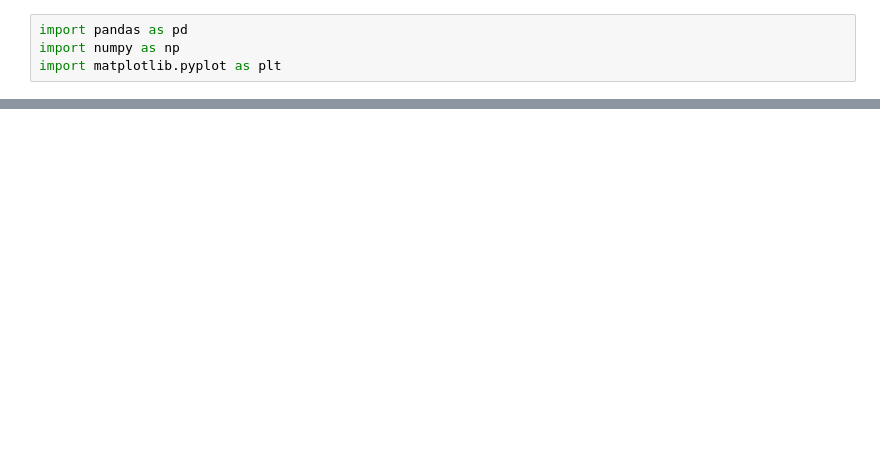
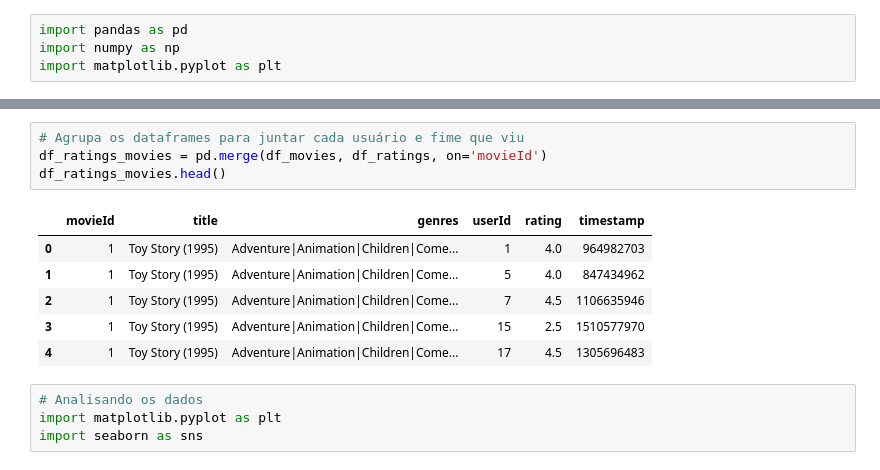
Before and after one commit to lincolngadea/colab_learning, a Jupyter notebook: superv.ipynb, the cells around one changed output, grey strips where cells are left out. Cells and saved outputs as stored; diff of their text form; blank space fills up the shorter version.

```diff
--- a/superv.ipynb
+++ b/superv.ipynb
@@ -150,0 +34,15 @@ df_supervisionado_mod.to_csv('df_modificado.csv', index=False)
+# %%
+# Agrupa os dataframes para juntar cada usuário e fime que viu
+df_ratings_movies = pd.merge(df_movies, df_ratings, on='movieId')
+df_ratings_movies.head()
+# %% [output]
+|  | movieId | title | genres | userId | rating | timestamp |
+| 0 | 1 | Toy Story (1995) | Adventure|Animation|Children|Come... | 1 | 4.0 | 964982703 |
+| 1 | 1 | Toy Story (1995) | Adventure|Animation|Children|Come... | 5 | 4.0 | 847434962 |
+| 2 | 1 | Toy Story (1995) | Adventure|Animation|Children|Come... | 7 | 4.5 | 1106635946 |
+| 3 | 1 | Toy Story (1995) | Adventure|Animation|Children|Come... | 15 | 2.5 | 1510577970 |
+| 4 | 1 | Toy Story (1995) | Adventure|Animation|Children|Come... | 17 | 4.5 | 1305696483 |
+# %%
+# Analisando os dados
+import matplotlib.pyplot as plt
+import seaborn as sns
```
Also changed, not shown: parts of 26 cells of this notebook.
